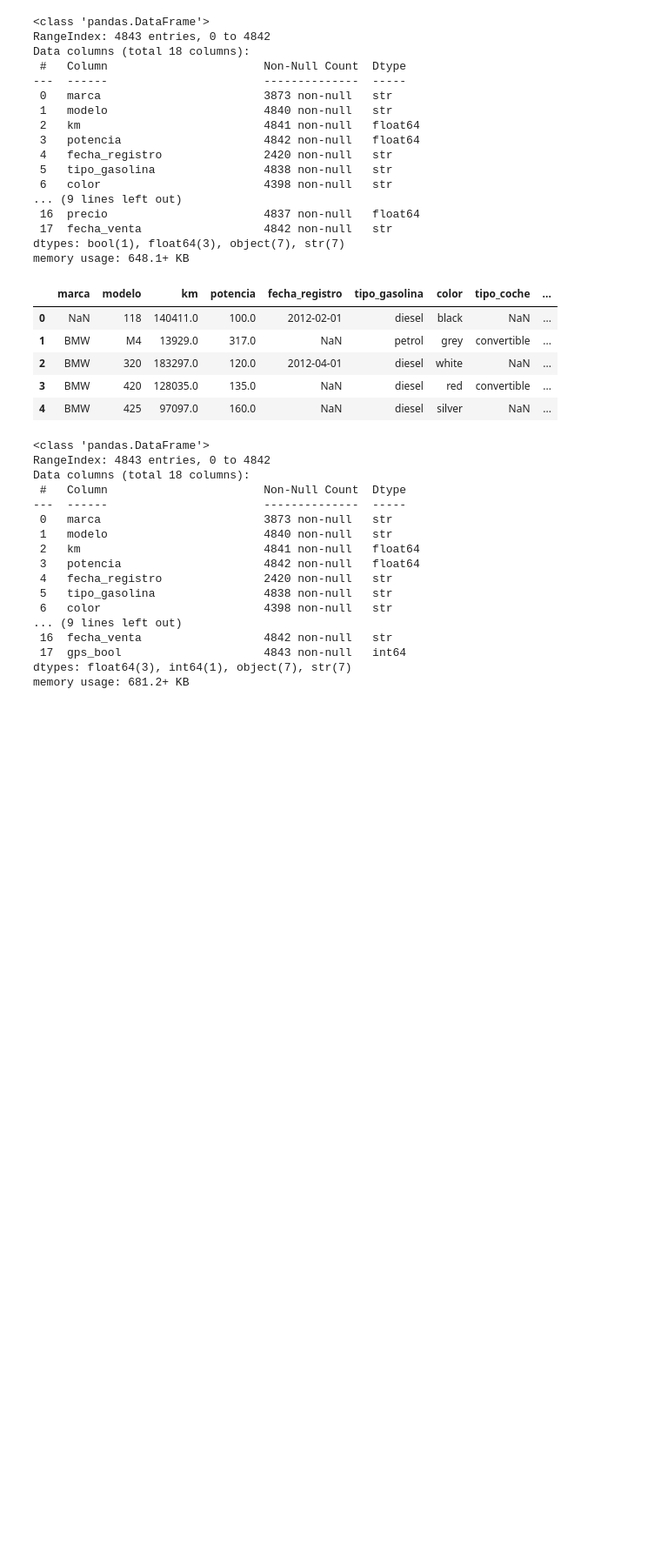
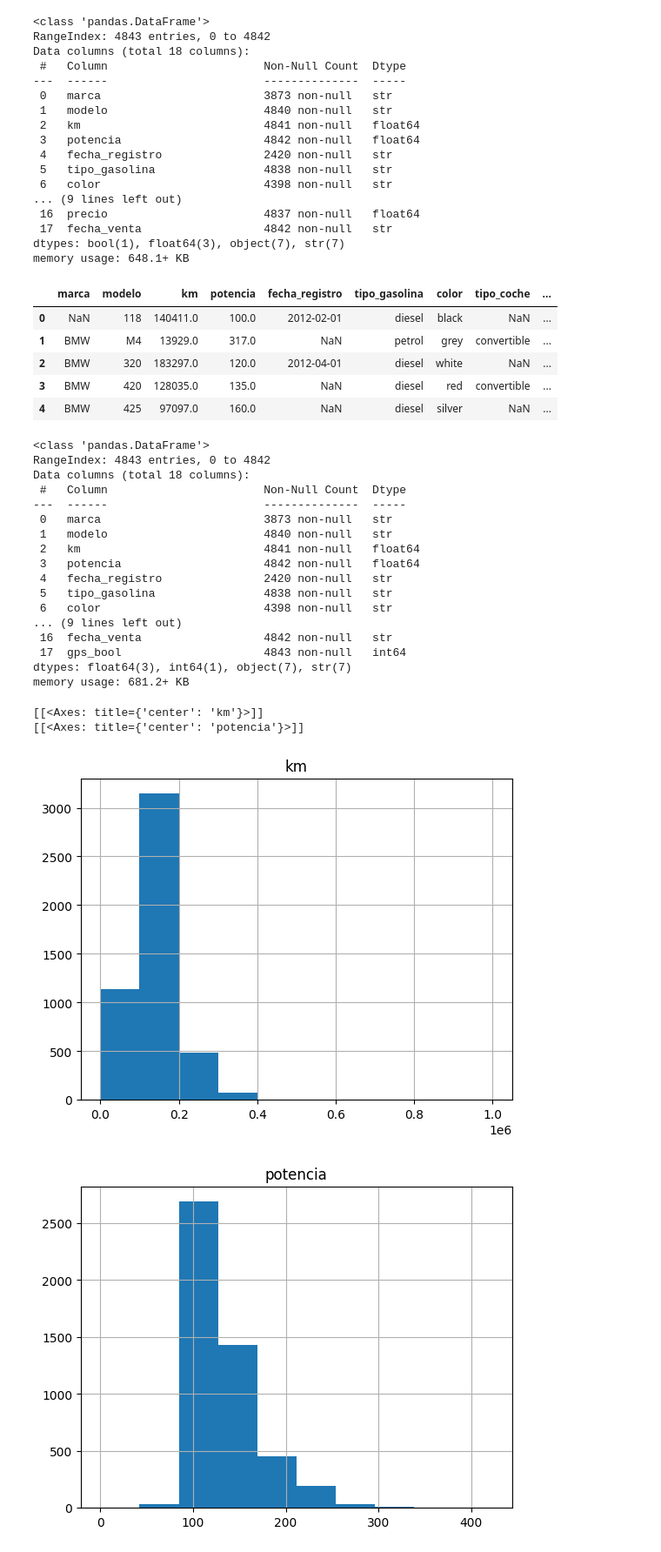
Before and after one commit to JuanCeruso/DataPreparation, a Jupyter notebook: DataPreparation.ipynb, the cells around one changed output. Shown at 87% size. Saved outputs shown, nothing was run; the diff lists cells and outputs as text; code cells hidden in the pictures; blank space fills up the shorter version.

```diff
--- a/DataPreparation.ipynb
+++ b/DataPreparation.ipynb
@@ -392,6 +392,8 @@ df_cars[df_cars["precio"].isnull()]
 | 549 | BMW | 318 | 157129.0 | 100.0 | NaN | diesel | blue | estate | ... |
 | 569 | BMW | 320 | 166866.0 | 120.0 | NaN | diesel | blue | NaN | ... |
 | 584 | BMW | 320 | 114771.0 | 135.0 | NaN | diesel | blue | NaN | ... |
+# %%
+df_cars.dropna(subset=['precio'], inplace=True)
 # %%
 target = ['precio']
 # %%
@@ -462,3 +464,29 @@ Data columns (total 18 columns):
  17  gps_bool                     4843 non-null   int64
 dtypes: float64(3), int64(1), object(7), str(7)
 memory usage: 681.2+ KB
+# %%
+def obtener_lista_variables(df_cars):
+
+    lista_numericas=[]
+    lista_boolean=[]
+    lista_categoricas=[]
+
+    for i in df_cars.columns:
+        if    (df_cars[i].dtype.kind=="f" or df_cars[i].dtype.kind=="i") and len(df_cars[i].unique())!=2 and (i not in target):
+              lista_numericas.append(i)
+        elif  (df_cars[i].dtype.kind=="f" or df_cars[i].dtype.kind=="i") and len(df_cars[i].unique())==2 and (i not in target):
+              lista_boolean.append(i)
+        elif  (df_cars[i].dtype.kind=="O") and i not in target:
+              lista_categoricas.append(i)
+
+    return lista_numericas, lista_boolean, lista_categoricas
+# %%
+lista_numericas, lista_boolean, lista_categoricas = obtener_lista_variables(df_cars)
+# %%
+for i in lista_numericas: # Loop en las variables numéricas
+  print(df_cars.hist(i))
+# %% [output]
+[[<Axes: title={'center': 'km'}>]]
+[[<Axes: title={'center': 'potencia'}>]]
+[figure, added]
+[figure, added]
```
Also changed, not shown: parts of 19 cells of this notebook.
